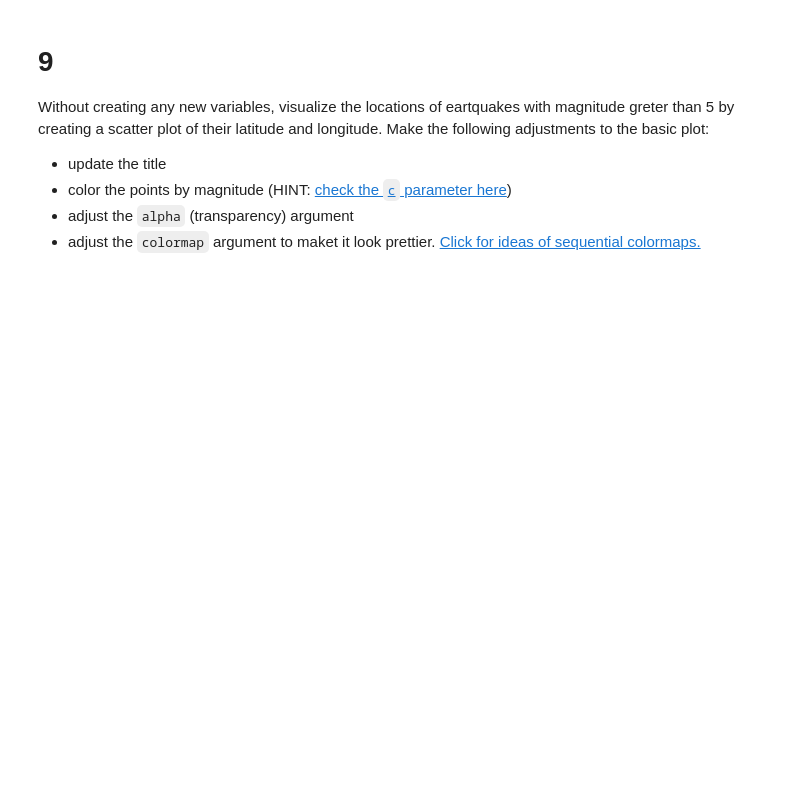
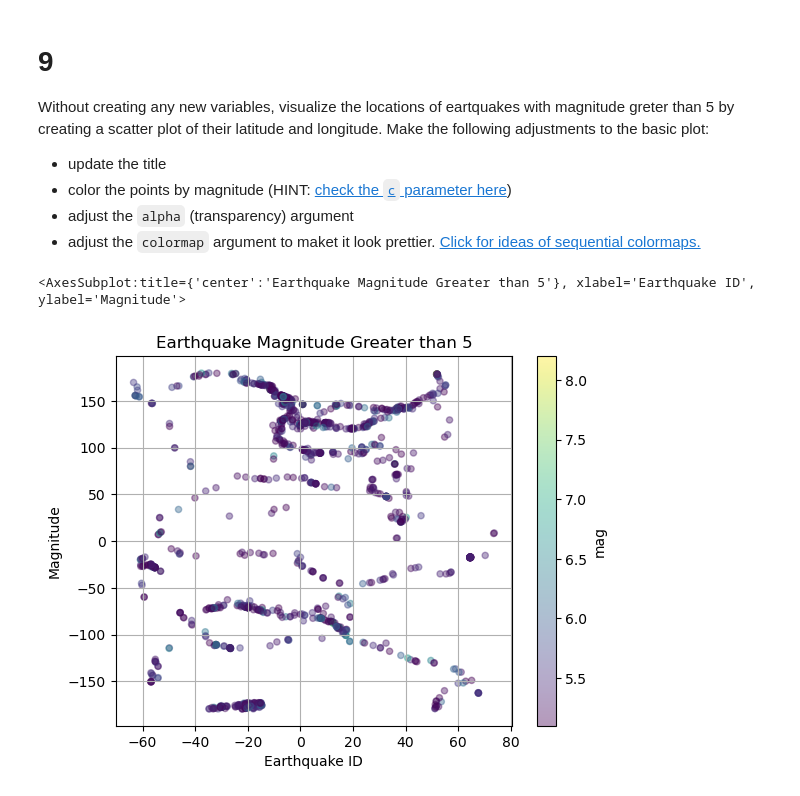
Before and after one commit to mmyiv/eds220-hwk1, a Jupyter notebook: hwk1-task3-earthquakes.ipynb, the cells around one changed output. Saved outputs shown, nothing was run; the diff lists cells and outputs as text; code cells hidden in the pictures; blank space fills up the shorter version.

```diff
--- a/hwk1-task3-earthquakes.ipynb
+++ b/hwk1-task3-earthquakes.ipynb
@@ -343,5 +297,20 @@ Without creating any new variables, visualize the locations of eartquakes with m
 - color the points by magnitude (HINT: [check the `c` parameter here](https://pandas.pydata.org/pandas-docs/stable/reference/api/pandas.DataFrame.plot.scatter.html))
 - adjust the `alpha` (transparency) argument
 - adjust the `colormap` argument to maket it look prettier. [Click for ideas of sequential colormaps.](https://matplotlib.org/stable/users/explain/colors/colormaps.html)
+# %%
+# Make scatterplot of earthquake locations
+eqk[eqk['mag']>5].plot(kind='scatter',
+                      x='latitude',
+                      y='longitude',
+                      title='Earthquake Magnitude Greater than 5',
+                      xlabel='Earthquake ID',
+                      ylabel='Magnitude',
+                      grid=True,
+                      alpha=0.4,
+                      c='mag',
+                      colormap='viridis')
+# %% [output]
+<AxesSubplot:title={'center':'Earthquake Magnitude Greater than 5'}, xlabel='Earthquake ID', ylabel='Magnitude'>
+[figure, added]
 # %% [markdown]
 <!-- END QUESTION -->
```
Also changed, not shown: parts of 16 cells of this notebook.
